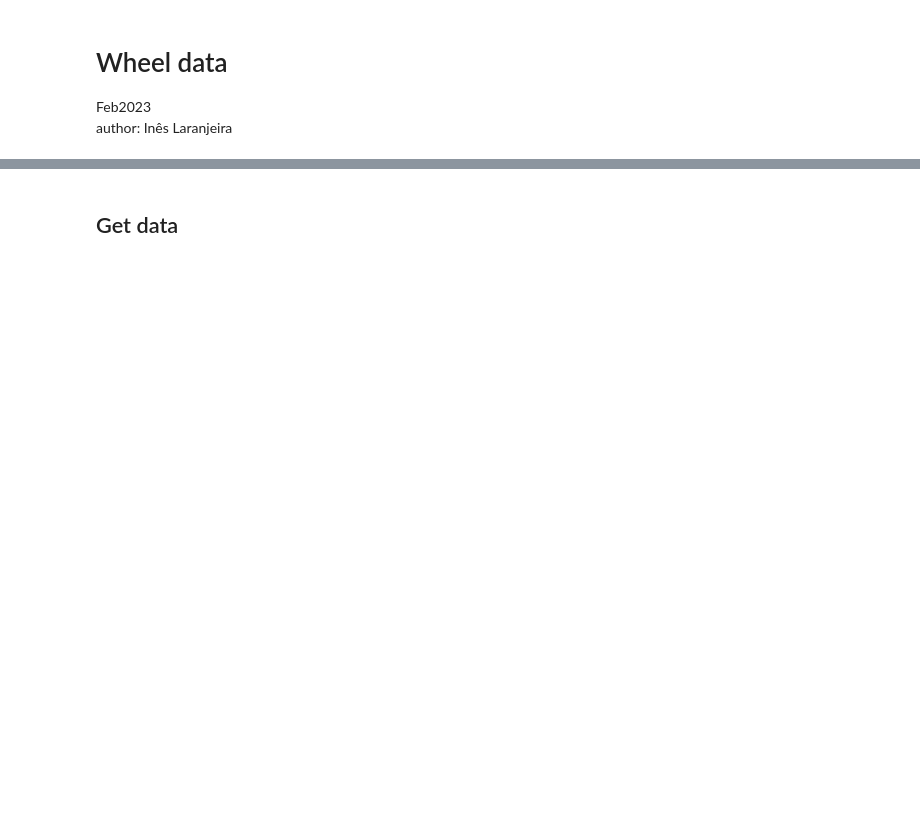
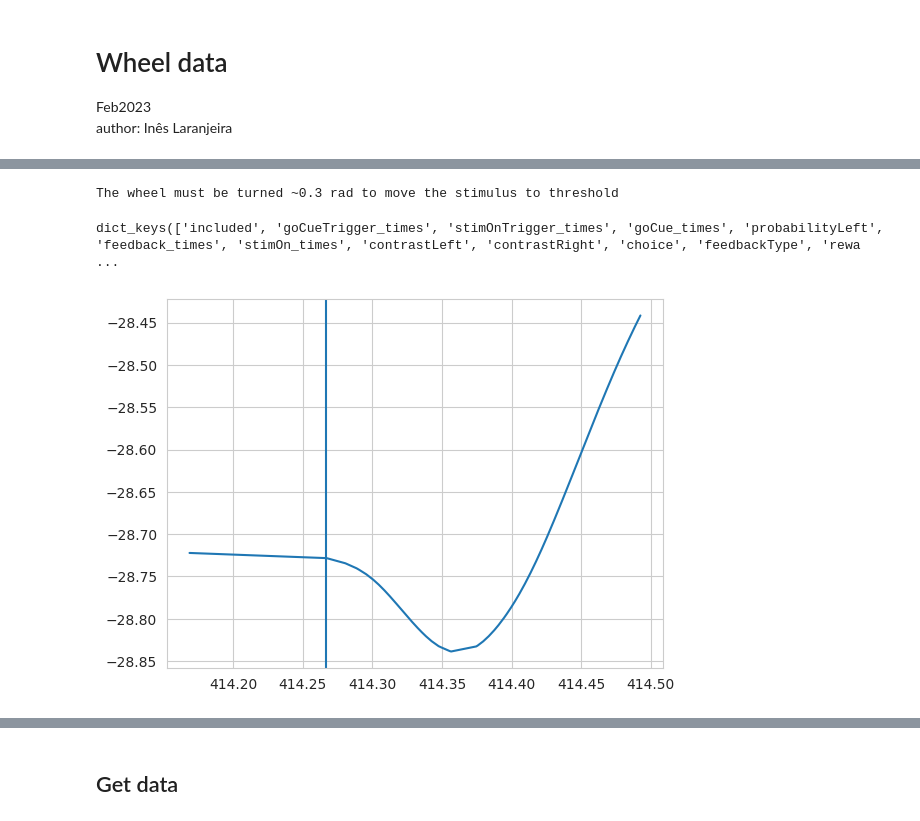
Before and after one commit to ineslaranjeira/representation_learning_variability, a Jupyter notebook: Wheel/wheel_analyses.ipynb, the cells around one changed output, grey strips where cells are left out. Cells and saved outputs as stored; diff of their text form; code cells hidden in the pictures; blank space fills up the shorter version.

```diff
--- a/Wheel/wheel_analyses.ipynb
+++ b/Wheel/wheel_analyses.ipynb
@@ -23,0 +57,7 @@ one = ONE(base_url='https://alyx.internationalbrainlab.org', silent=True)
+# %%
+try:
+    # Warning: Some older sessions may not have a wheelMoves dataset
+    wheel_moves = one.load_object(eid, 'wheelMoves', collection='alf')
+    assert wheel_moves, 'object not found'
+except AssertionError:
+    wheel_moves = extract_wheel_moves(wheel.timestamps, wheel.position)
@@ -23,0 +97,28 @@ one = ONE(base_url='https://alyx.internationalbrainlab.org', silent=True)
+# %%
+threshold_deg = 35 # visual degrees
+gain = 4  # deg / mm
+threshold_rad = wh.cm_to_rad(1e-1) * (threshold_deg / gain)  # rad
+
+print('The wheel must be turned ~%.1f rad to move the stimulus to threshold' % threshold_rad)
+# %% [output]
+The wheel must be turned ~0.3 rad to move the stimulus to threshold
+# %%
+# pos was the output of interpolate_position using the default frequency of 1000Hz
+Fs = 1000
+pos, t = wh.interpolate_position(wheel.timestamps, wheel.position, freq=Fs)
+vel, acc = wh.velocity_smoothed(pos, Fs)
+# %%
+trial_data.keys()
+# %% [output]
+dict_keys(['included', 'goCueTrigger_times', 'stimOnTrigger_times', 'goCue_times', 'probabilityLeft', 'feedback_times', 'stimOn_times', 'contrastLeft', 'contrastRight', 'choice', 'feedbackType', 'rewa ...
+# %%
+trial_data = one.load_object(eid, 'trials', collection='alf')
+idx = 23 # trial index
+ts = wh.last_movement_onset(t, vel, trial_data['feedback_times'][idx]);
+
+mask = np.logical_and(trial_data['goCue_times'][idx] < t, t < trial_data['feedback_times'][idx])
+plt.figure();
+plt.plot(t[mask], pos[mask]);
+plt.axvline(x=ts);
+# %% [output]
+[figure, added]
```
Also changed, not shown: parts of 15 cells of this notebook.
